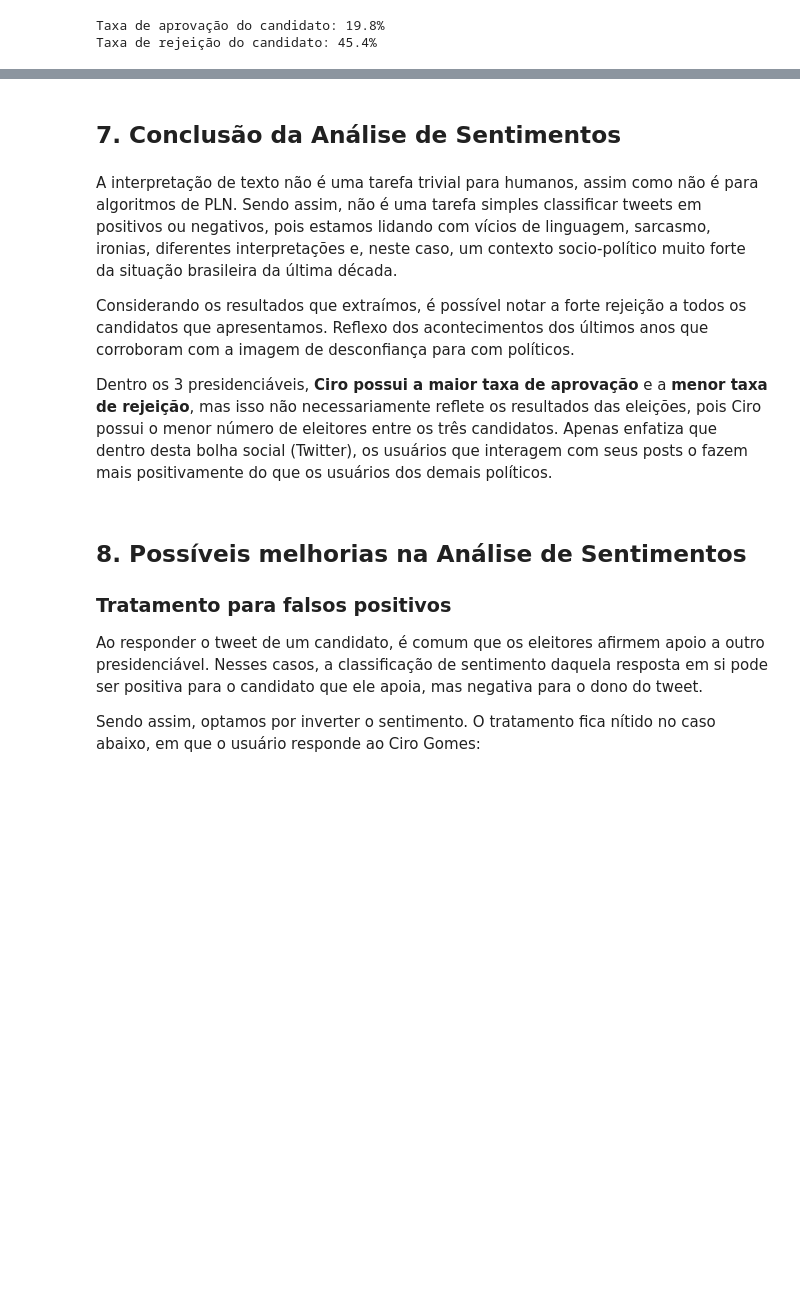
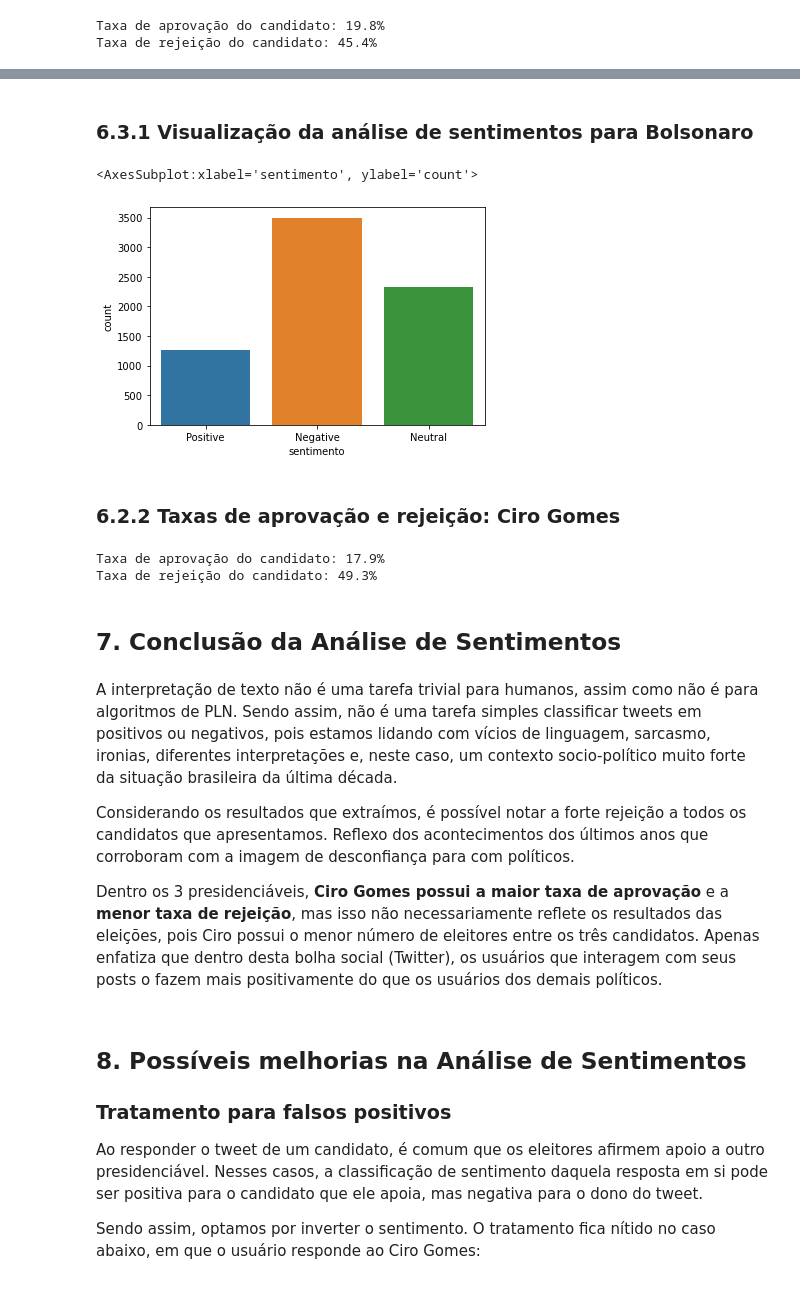
Before and after one commit to rodrigo98rm/pln-2022.2, a Jupyter notebook: src/Projeto2-PLN.ipynb, the cells around one changed output, grey strips where cells are left out. Drawn from its saved outputs; the diff is of its cells as text; code cells hidden in the pictures; blank space fills up the shorter version.

Commit message:
sentimentos bolsonaro

```diff
--- a/src/Projeto2-PLN.ipynb
+++ b/src/Projeto2-PLN.ipynb
@@ -45,12 +44,13 @@ Para melhor organização, utilizaremos respostas dos tweets já classificados e
 # %%
 replies_lula = df_tweets_respostas('datasets\lula-result.json')
 replies_ciro = df_tweets_respostas('datasets\ciro-result.json')
-# replies_bolsonaro = df_tweets_respostas('datasets\bolsonaro-result.json')
+replies_bolsonaro = df_tweets_respostas('datasets\\bolsonaro-result.json')
 # %% [markdown]
 ## 2. Relaciona candidato ao dataframe
 # %%
 replies_lula['candidato'] = 'lula'
 replies_ciro['candidato'] = 'ciro'
+replies_bolsonaro['candidato'] = 'bolsonaro'
 # %% [markdown]
 ## 3. Prepara bibliotecas e pacotes para análise de sentimentos
 # %%
@@ -223,3 +245,35 @@ negacao_lula = {
+# %%
+negacao_bolsonaro = {
+    "🤮":"nojo ",
+    "🤢":"nojo",
+    "💩":"horrível",
+    "1️⃣3️⃣":"lula ",
+    "1️⃣2️⃣":"ciro",
+    "#lulano1ºturno":"não gosto de você.",
+    "#lulanoprimeiroturno":"não gosto de você.",
+    "lulapresidente13":"não gosto de você.",
+    "#bolsonaronacadeia":"bolsonaro merece ir para a cadeia",
+    "#chuchucadocentrao":"tchutchuca do centrão",
+    "#thuthucadocentrao":"tchutchuca do centrão",
+    "#tchutchucadocentrao":"tchutchuca do centrão",
+    "tchutchucão":"tchutchuca do centrão",
+    "tchutchuca do centrão":"escrava do centrão",
+    "bostanaristas":"apoiadores de político ruim",
+    "bostanarista":"apoiador de político ruim",
+    "22k":"tchutchuca do centrão",
+    "forabolsonaro":"odeio e não suporto bolsonaro",
+    "fora bolsonaro":"não suporto bolsonaro",
+    "lula eu apoio":"não gosto de você.",
+    "ciro eu apoio":"não gosto de você.",
+    "vou de lula":"não concordo com bolsonaro.",
+    "vou cravar lula":"não concordo com bolsonaro.",
+    "vou de 13":"não concordo com bolsonaro.",
+    "vou cravar 13":"não concordo com bolsonaro.",
+    "vou de ciro":"não concordo com bolsonaro.",
+    "vou cravar ciro":"não concordo com bolsonaro.",
+    "vou de 12":"não concordo com bolsonaro.",
+    "vou cravar 12":"não concordo com bolsonaro.",
+}
 # %% [markdown]
 Substitui tokens não classificáveis devido ao contexto por outros mais apropriados.
 # %%
@@ -343,0 +399,6 @@ Taxa de rejeição do candidato: 45.4%
+# %%
+bolsonaro_sentimentos = analisa_sentimentos(replies_bolsonaro, apoio_bolsonaro, negacao_bolsonaro)
+bolsonaro_model = pd.DataFrame.from_records(bolsonaro_sentimentos)
+# retira respostas feitas apenas com links
+bolsonaro_model = bolsonaro_model[bolsonaro_model.texto_tratado != ' http'].reset_index().drop(columns='index')
+bolsonaro_model.head()
@@ -344,9 +412,23 @@ Taxa de rejeição do candidato: 45.4%
+# %% [markdown]
+### 6.3.1 Visualização da análise de sentimentos para Bolsonaro
+# %%
+sns.countplot(x = bolsonaro_model['sentimento'])
+# %% [output]
+<AxesSubplot:xlabel='sentimento', ylabel='count'>
+[figure, added]
+# %% [markdown]
+### 6.2.2 Taxas de aprovação e rejeição: Ciro Gomes
+# %%
+calcula_taxas(bolsonaro_model)
+# %% [output]
+Taxa de aprovação do candidato: 17.9%
+Taxa de rejeição do candidato: 49.3%
 # %% [markdown]
 ## 7. Conclusão da Análise de Sentimentos
 # %% [markdown]
 <p>A interpretação de texto não é uma tarefa trivial para humanos, assim como não é para algoritmos de PLN. Sendo assim, não é uma tarefa simples classificar tweets em positivos ou negativos, pois estamos lidando com vícios de linguagem, sarcasmo, ironias, diferentes interpretações e, neste caso, um contexto socio-político muito forte da situação brasileira da última década.
 <p>Considerando os resultados que extraímos, é possível notar a forte rejeição a todos os candidatos que apresentamos. Reflexo dos acontecimentos dos últimos anos que corroboram com a imagem de desconfiança para com políticos.
-<p>Dentro os 3 presidenciáveis, <b>Ciro possui a maior taxa de aprovação</b> e a <b>menor taxa de rejeição</b>, mas isso não necessariamente reflete os resultados das eleições, pois Ciro possui o menor número de eleitores entre os três candidatos. Apenas enfatiza que dentro desta bolha social (Twitter), os usuários que interagem com seus posts o fazem mais positivamente do que os usuários dos demais políticos.
+<p>Dentro os 3 presidenciáveis, <b>Ciro Gomes possui a maior taxa de aprovação</b> e a <b>menor taxa de rejeição</b>, mas isso não necessariamente reflete os resultados das eleições, pois Ciro possui o menor número de eleitores entre os três candidatos. Apenas enfatiza que dentro desta bolha social (Twitter), os usuários que interagem com seus posts o fazem mais positivamente do que os usuários dos demais políticos.
 # %% [markdown]
 ## 8. Possíveis melhorias na Análise de Sentimentos
 ### Tratamento para falsos positivos
```
Also changed, not shown: parts of 8 cells of this notebook, 1 other file.
